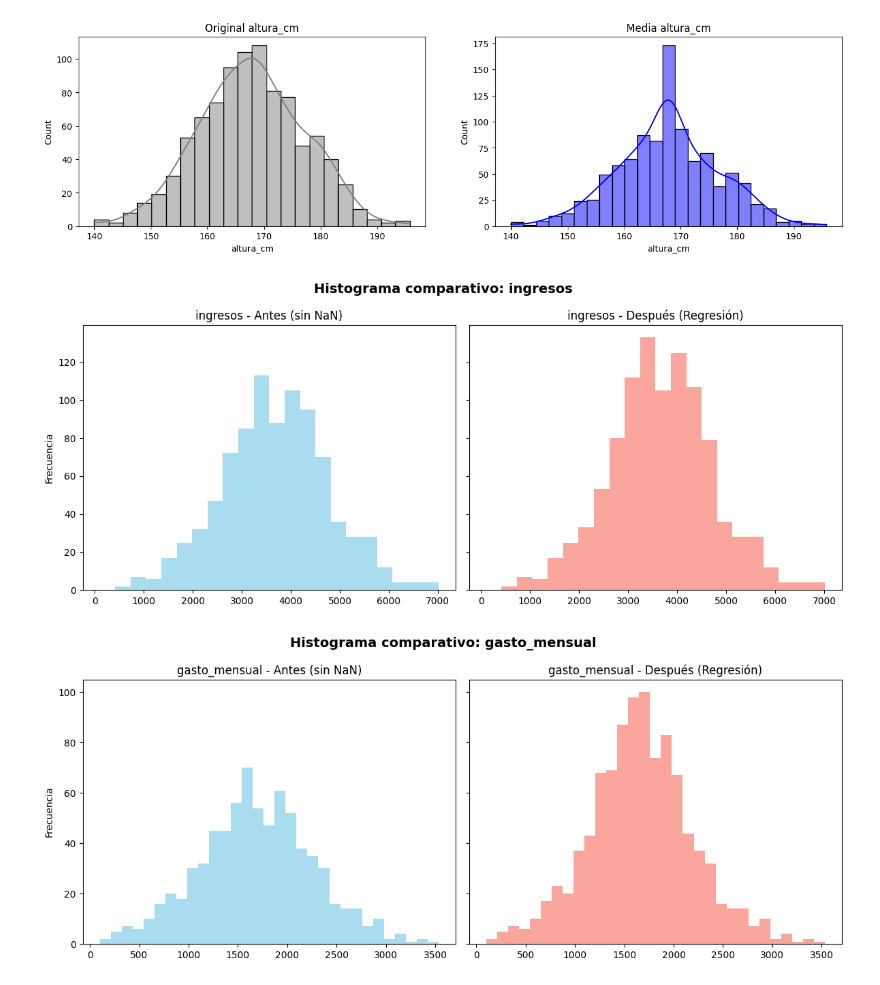
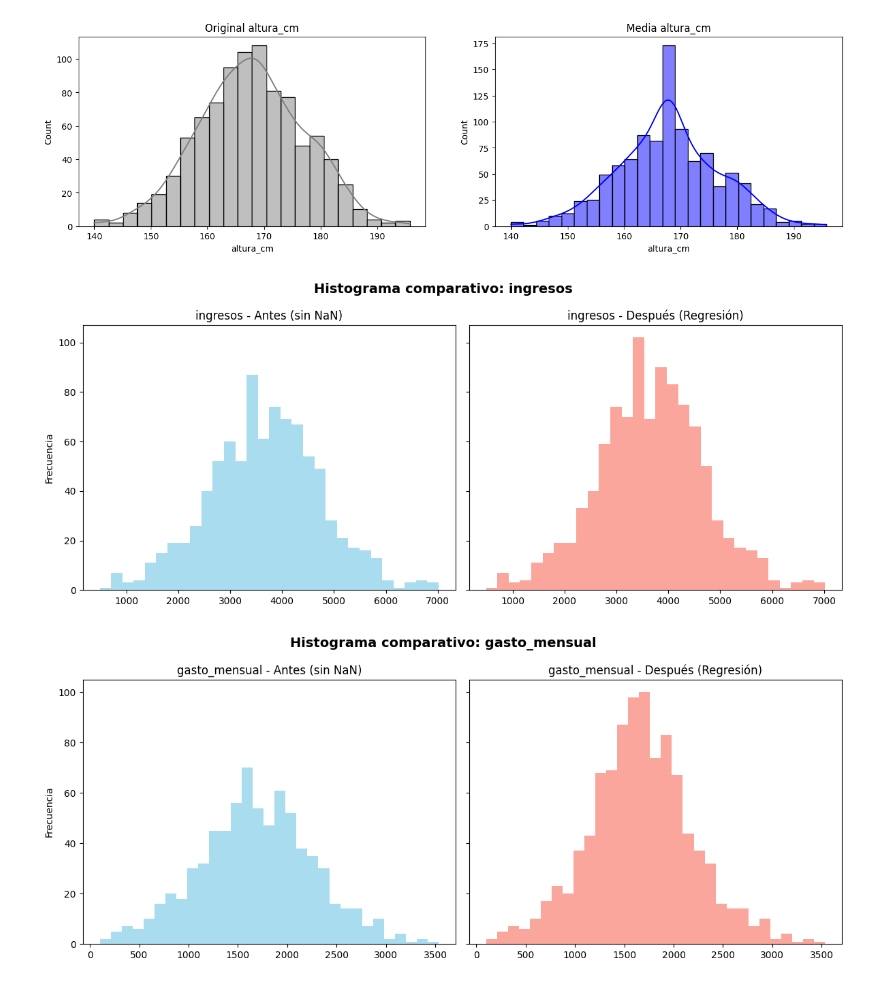
Before and after one commit to Locosteve4526/Taller_imputacion, a Jupyter notebook: _build/jupyter_execute/Taller_imputacion.ipynb, the cells around one changed output. Drawn from its saved outputs; the diff is of its cells as text; code cells hidden in the pictures.

```diff
--- a/_build/jupyter_execute/Taller_imputacion.ipynb
+++ b/_build/jupyter_execute/Taller_imputacion.ipynb
@@ -298,0 +329,26 @@ Nulos en 'ingresos' DESPUÉS de imputar: 0 (0.00%)
+# %%
+X = pd.get_dummies(df[["edad", "ingresos", "nivel_educativo", "ciudad", "segmento"]],
+                   drop_first=True)
+y = df["gasto_mensual"]
+
+mask_train = y.notna()
+
+model = LinearRegression()
+model.fit(X[mask_train].fillna(0), y[mask_train])
+
+mask_pred = y.isna()
+y_pred = model.predict(X[mask_pred].fillna(0))
+
+df_imputed.loc[mask_pred, "gasto_mensual"] = y_pred
+
+
+nulos_antes = df["gasto_mensual"].isna().sum()
+pct_antes = (nulos_antes / len(df)) * 100
+
+print(f"Nulos en 'gasto_mensual' ANTES de imputar: {nulos_antes} ({pct_antes:.2f}%)")
+
+
+nulos_despues = df_imputed["gasto_mensual"].isna().sum()
+pct_despues = (nulos_despues / len(df_imputed)) * 100
+
+print(f"Nulos en 'gasto_mensual' DESPUÉS de imputar: {nulos_despues} ({pct_despues:.2f}%)")
@@ -347,21 +406,21 @@ Text(0.5, 1.0, 'Media altura_cm')
 [figure]
 [figure]
 # %%
-bins = np.histogram_bin_edges(np.concatenate([df['ingresos'].dropna().values, df_imputed['gasto_mensual'].values]), bins="auto")
+bins = np.histogram_bin_edges(np.concatenate([df['ingresos'].dropna().values, df_imputed['ingresos'].values]), bins="auto")
 
 fig, axes = plt.subplots(1, 2, figsize=(12, 5), sharey=True)
 axes[0].hist(df['ingresos'].dropna(), bins=bins, alpha=0.7, color="skyblue")
 axes[0].set_title(f"{'ingresos'} - Antes (sin NaN)")
 axes[0].set_ylabel("Frecuencia")
 
 axes[1].hist(df_imputed['ingresos'], bins=bins, alpha=0.7, color="salmon")
 axes[1].set_title(f"{'ingresos'} - Después (Regresión)")
 
 plt.suptitle(f"Histograma comparativo: {'ingresos'}", fontsize=14, weight="bold")
 plt.tight_layout()
 plt.show()
 # %% [output]
-[figure, old version]
+[figure, new version]
 # %%
 bins = np.histogram_bin_edges(np.concatenate([df['gasto_mensual'].dropna().values, df_imputed['gasto_mensual'].values]), bins="auto")
 
```
Also changed, not shown: parts of 11 cells of this notebook, 9 other files.
